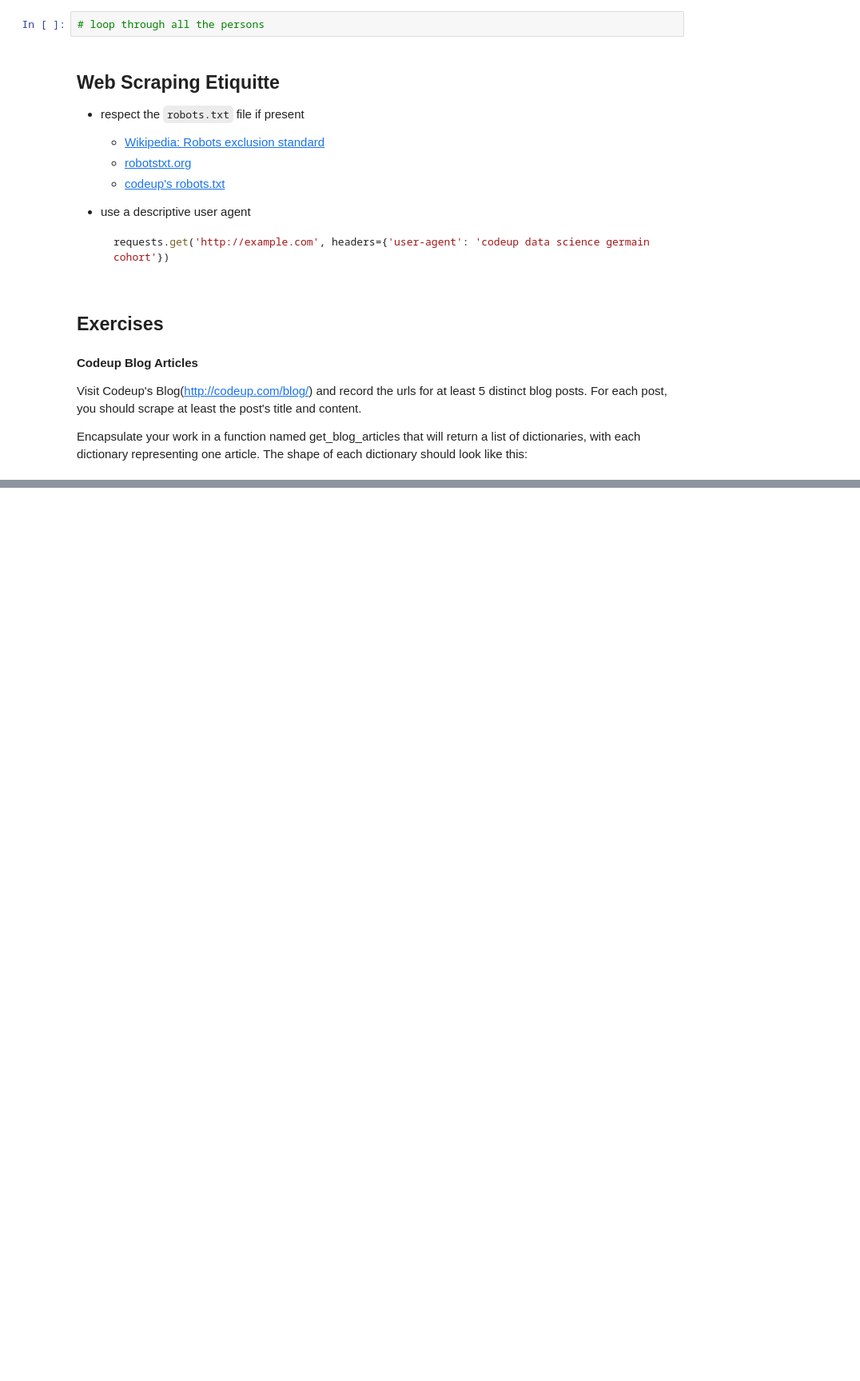
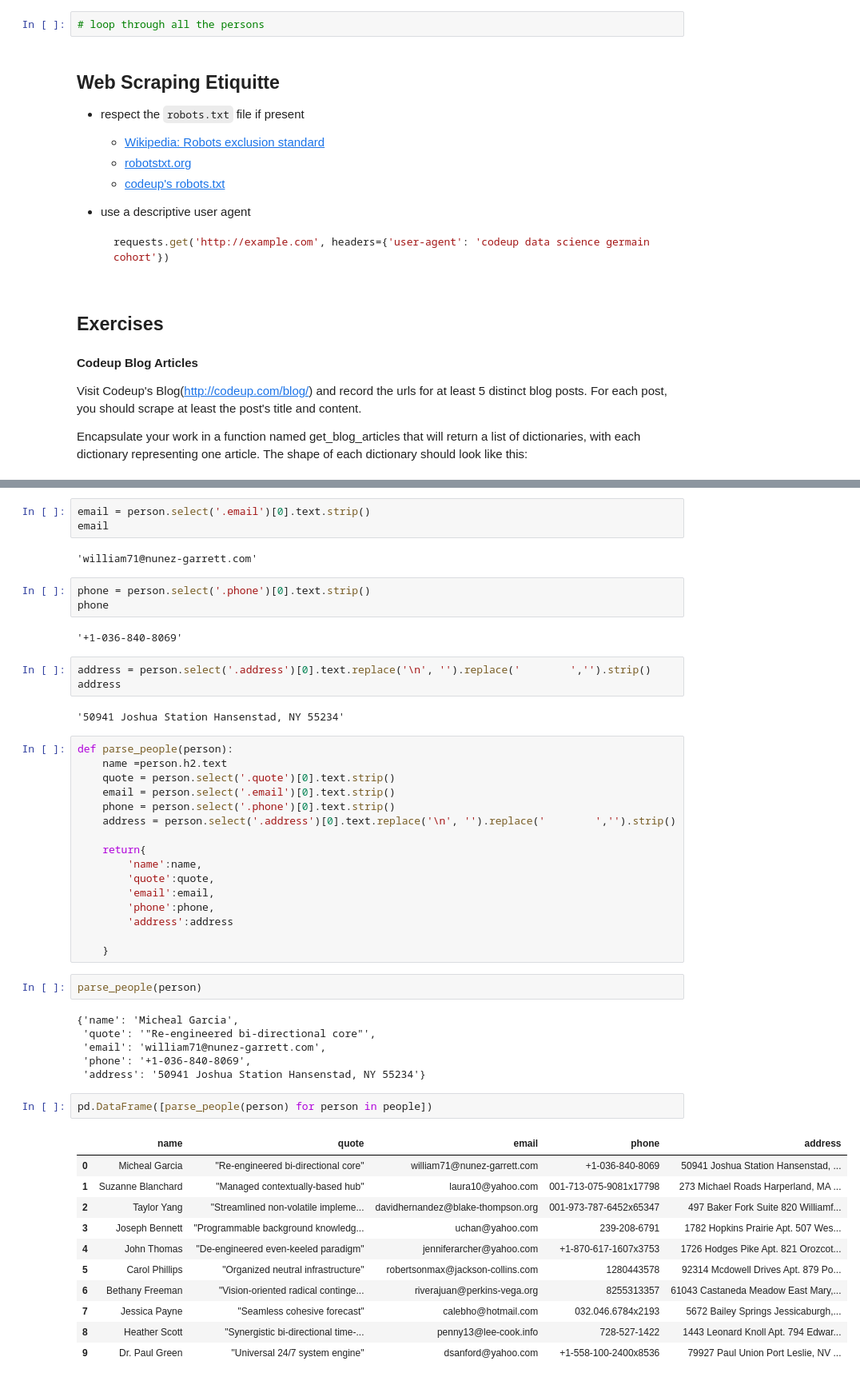
Before and after one commit to Jared-Godar/natural-language-processing-exercises, a Jupyter notebook: acquire_lesson-hopper.ipynb, the cells around one changed output, grey strips where cells are left out. Shown at 80% size. Drawn from its saved outputs; the diff is of its cells as text; blank space fills up the shorter version.

```diff
--- a/acquire_lesson-hopper.ipynb
+++ b/acquire_lesson-hopper.ipynb
@@ -118,0 +355,53 @@ soup = BeautifulSoup(response.text)
+# %%
+email = person.select('.email')[0].text.strip()
+email
+# %% [output]
+'william71@nunez-garrett.com'
+# %%
+phone = person.select('.phone')[0].text.strip()
+phone
+# %% [output]
+'+1-036-840-8069'
+# %%
+address = person.select('.address')[0].text.replace('\n', '').replace('        ','').strip()
+address
+# %% [output]
+'50941 Joshua Station Hansenstad, NY 55234'
+# %%
+def parse_people(person):
+    name =person.h2.text
+    quote = person.select('.quote')[0].text.strip()
+    email = person.select('.email')[0].text.strip()
+    phone = person.select('.phone')[0].text.strip()
+    address = person.select('.address')[0].text.replace('\n', '').replace('        ','').strip()
+
+    return{
+        'name':name,
+        'quote':quote,
+        'email':email,
+        'phone':phone,
+        'address':address
+
+    }
+# %%
+parse_people(person)
+# %% [output]
+{'name': 'Micheal Garcia',
+ 'quote': '"Re-engineered bi-directional core"',
+ 'email': 'william71@nunez-garrett.com',
+ 'phone': '+1-036-840-8069',
+ 'address': '50941 Joshua Station Hansenstad, NY 55234'}
+# %%
+pd.DataFrame([parse_people(person) for person in people])
+# %% [output]
+|  | name | quote | email | phone | address |
+| 0 | Micheal Garcia | "Re-engineered bi-directional core" | william71@nunez-garrett.com | +1-036-840-8069 | 50941 Joshua Station Hansenstad, ... |
+| 1 | Suzanne Blanchard | "Managed contextually-based hub" | laura10@yahoo.com | 001-713-075-9081x17798 | 273 Michael Roads Harperland, MA ... |
+| 2 | Taylor Yang | "Streamlined non-volatile impleme... | davidhernandez@blake-thompson.org | 001-973-787-6452x65347 | 497 Baker Fork Suite 820 Williamf... |
+| 3 | Joseph Bennett | "Programmable background knowledg... | uchan@yahoo.com | 239-208-6791 | 1782 Hopkins Prairie Apt. 507 Wes... |
+| 4 | John Thomas | "De-engineered even-keeled paradigm" | jenniferarcher@yahoo.com | +1-870-617-1607x3753 | 1726 Hodges Pike Apt. 821 Orozcot... |
+| 5 | Carol Phillips | "Organized neutral infrastructure" | robertsonmax@jackson-collins.com | 1280443578 | 92314 Mcdowell Drives Apt. 879 Po... |
+| 6 | Bethany Freeman | "Vision-oriented radical continge... | riverajuan@perkins-vega.org | 8255313357 | 61043 Castaneda Meadow East Mary,... |
+| 7 | Jessica Payne | "Seamless cohesive forecast" | calebho@hotmail.com | 032.046.6784x2193 | 5672 Bailey Springs Jessicaburgh,... |
+| 8 | Heather Scott | "Synergistic bi-directional time-... | penny13@lee-cook.info | 728-527-1422 | 1443 Leonard Knoll Apt. 794 Edwar... |
+| 9 | Dr. Paul Green | "Universal 24/7 system engine" | dsanford@yahoo.com | +1-558-100-2400x8536 | 79927 Paul Union Port Leslie, NV ... |
```
Also changed, not shown: parts of 28 cells of this notebook, 1 other file.
